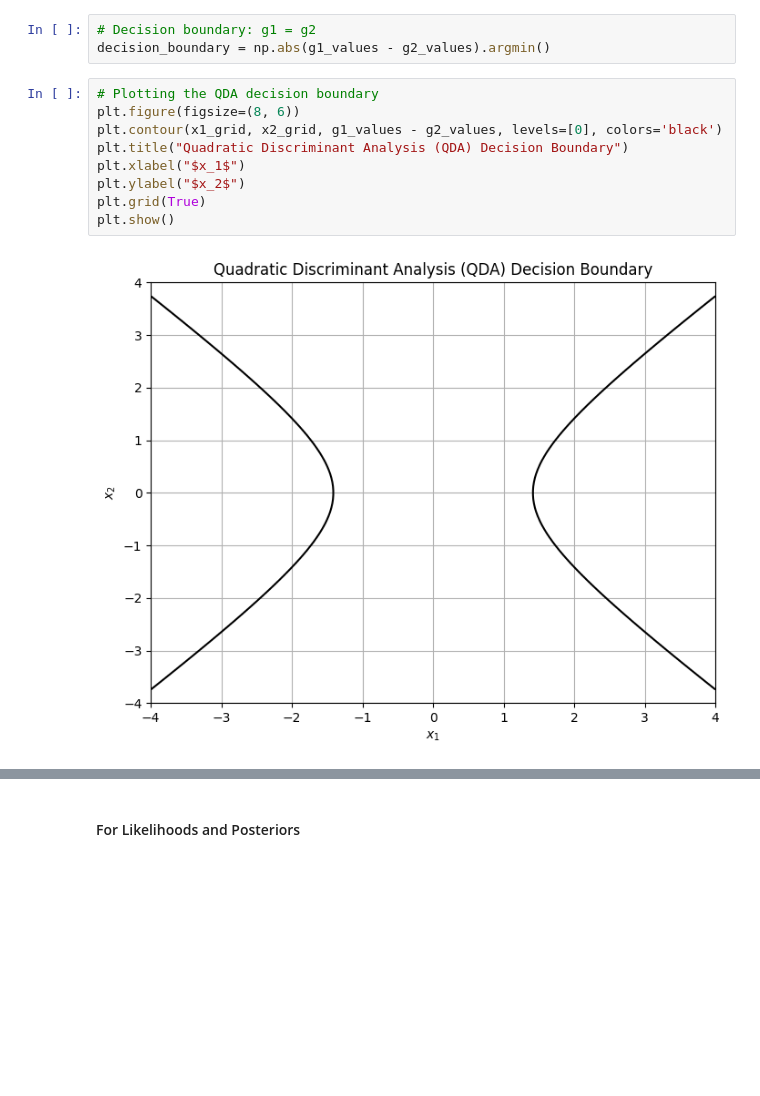
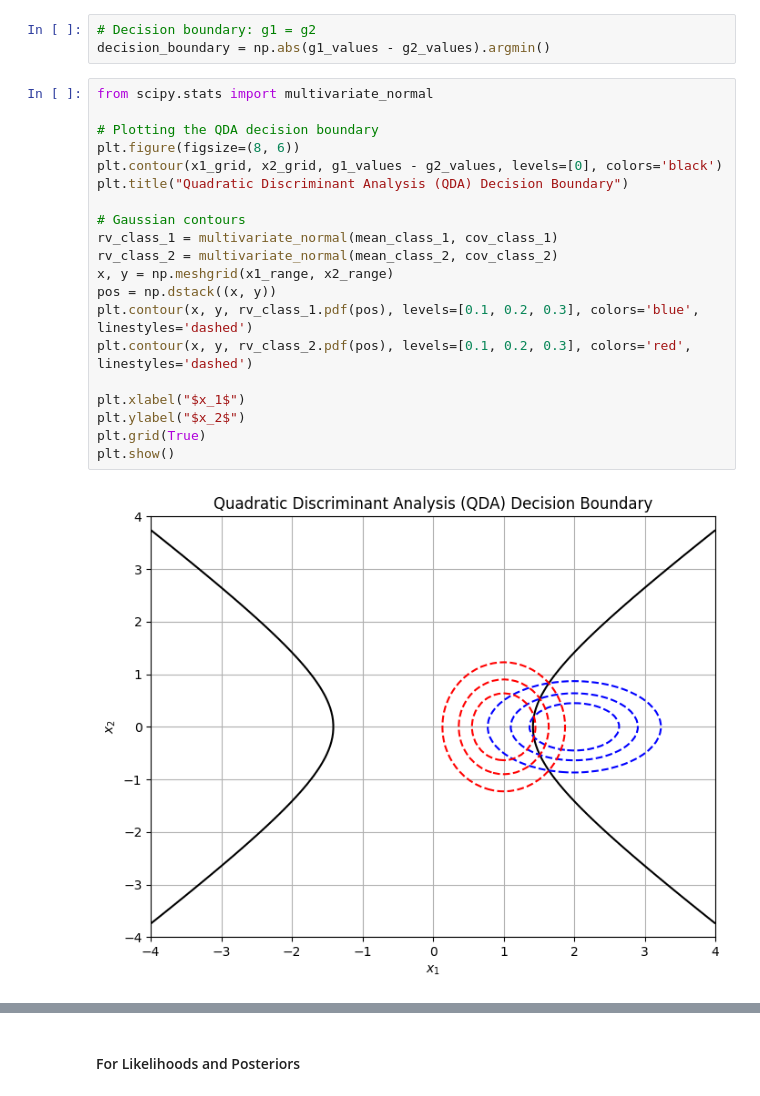
Before and after one commit to MLol-3/Machine-learning-class67, a Jupyter notebook: Bayes/Q3.ipynb, the cells around one changed output, grey strips where cells are left out. Saved outputs shown, nothing was run; the diff lists cells and outputs as text; blank space fills up the shorter version.

```diff
--- a/Bayes/Q3.ipynb
+++ b/Bayes/Q3.ipynb
@@ -51,16 +58,27 @@ for i in range(x1_grid.shape[0]):
 # Decision boundary: g1 = g2
 decision_boundary = np.abs(g1_values - g2_values).argmin()
 # %%
+from scipy.stats import multivariate_normal
+
 # Plotting the QDA decision boundary
 plt.figure(figsize=(8, 6))
 plt.contour(x1_grid, x2_grid, g1_values - g2_values, levels=[0], colors='black')
 plt.title("Quadratic Discriminant Analysis (QDA) Decision Boundary")
+
+# Gaussian contours
+rv_class_1 = multivariate_normal(mean_class_1, cov_class_1)
+rv_class_2 = multivariate_normal(mean_class_2, cov_class_2)
+x, y = np.meshgrid(x1_range, x2_range)
+pos = np.dstack((x, y))
+plt.contour(x, y, rv_class_1.pdf(pos), levels=[0.1, 0.2, 0.3], colors='blue', linestyles='dashed')
+plt.contour(x, y, rv_class_2.pdf(pos), levels=[0.1, 0.2, 0.3], colors='red', linestyles='dashed')
+
 plt.xlabel("$x_1$")
 plt.ylabel("$x_2$")
 plt.grid(True)
 plt.show()
 # %% [output]
-[figure, old version]
+[figure, new version]
 # %%
 # Set seed for reproducibility
 np.random.seed(42)
```
Also changed, not shown: parts of 6 cells of this notebook.
